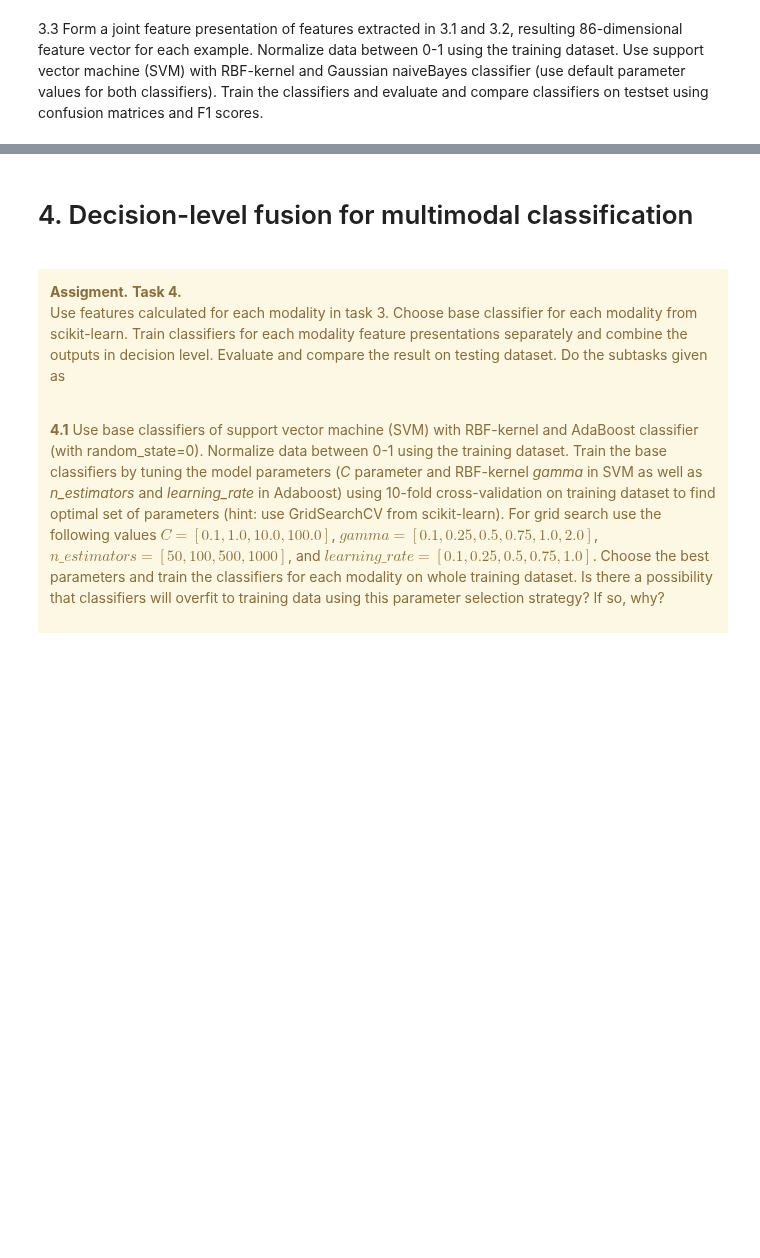
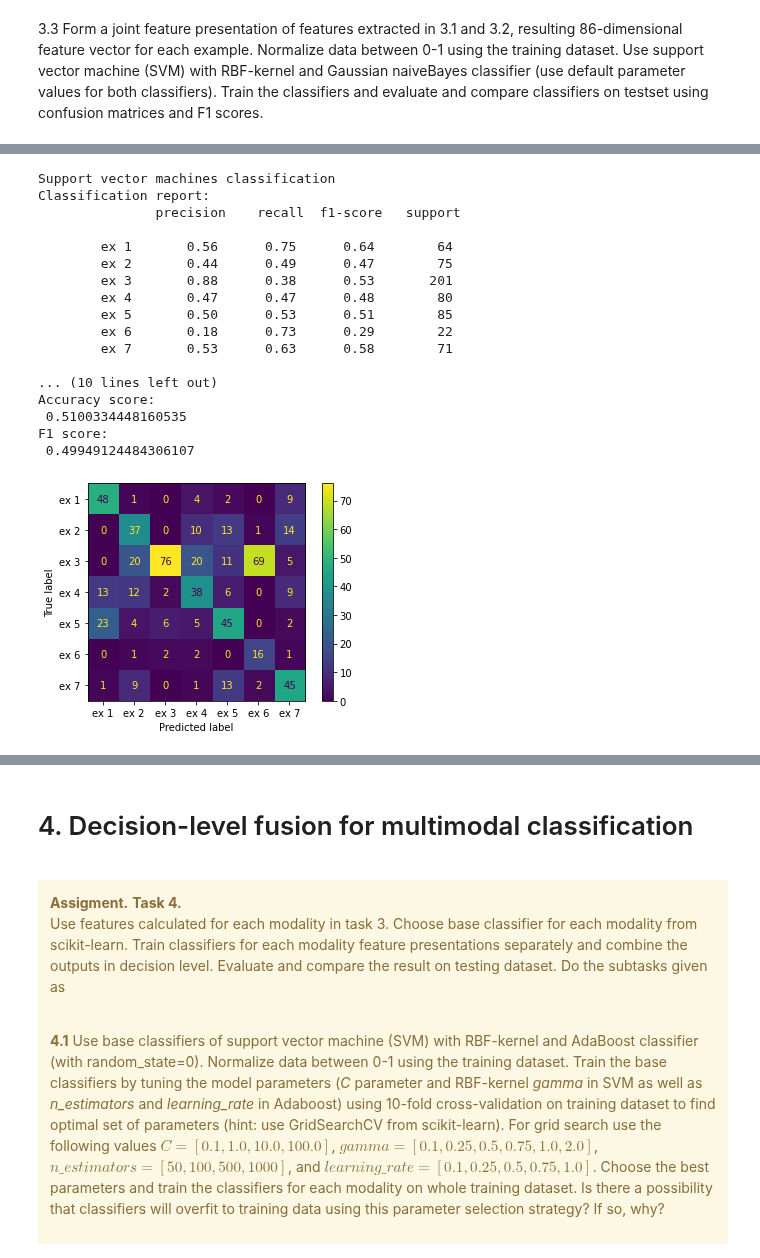
Before and after one commit to anushaihalapathirana/Multi_modal_data_fusion, a Jupyter notebook: project-work-MEx-classification.ipynb, the cells around one changed output, grey strips where cells are left out. Drawn from its saved outputs; the diff is of its cells as text; code cells hidden in the pictures; blank space fills up the shorter version.

```diff
--- a/project-work-MEx-classification.ipynb
+++ b/project-work-MEx-classification.ipynb
@@ -880,14 +831,17 @@ PCA with 10 dimensions for ACC data
 
 ### Your code begins here ###
 
-pca_train_df = train_set.copy()
-pca_test_df = test_set.copy()
+pca_train_df = df_train_pair.copy()
+pca_test_df = df_test_pair.copy()
+
+pca_train_df['df_acc'] = [standardize(drop_time(x)) for x in pca_train_df['df_acc']]
+pca_test_df['df_acc'] = [standardize(drop_time(x)) for x in pca_test_df['df_acc']]
 
 pca = PCA(n_components=10)
 
-def combine_pca_rows(row): # Calling this function, order of rows matter.
-    df_line = []
-    for i in range(0, len(row)):
+def combine_rows_horizontally(row): # Calling this function, order of rows matter.
+    df_line = row[0]
+    for i in range(1, len(row)):
         df_line = np.hstack((df_line,row[i]))
     return df_line
 
@@ -924,8 +878,8 @@ set2_test_std = np.std(acc_pca_testset2,axis=1)
 train_mean_std_vector = np.array([set0_train_mean, set0_train_std, set1_train_mean, set1_train_std, set2_train_mean, set2_train_std]).T # 1486 vectors of size 1x6
 test_mean_std_vector = np.array([set0_test_mean, set0_test_std, set1_test_mean, set1_test_std, set2_test_mean, set2_test_std]).T
 
-pca_train_df['df_acc'] = [combine_pca_rows(x) for i,x in enumerate(zip(acc_pca_set0,acc_pca_set1,acc_pca_set2,train_mean_std_vector))] # Combine function is called and train_mean_std_vector is placed at the end.
-pca_test_df['df_acc'] = [combine_pca_rows(x) for i,x in enumerate(zip(acc_pca_testset0,acc_pca_testset1,acc_pca_testset2,test_mean_std_vector))]
+pca_train_df['df_acc'] = [combine_rows_horizontally(x) for i,x in enumerate(zip(acc_pca_set0,acc_pca_set1,acc_pca_set2,train_mean_std_vector))] # Combine function is called and train_mean_std_vector is placed at the end.
+pca_test_df['df_acc'] = [combine_rows_horizontally(x) for i,x in enumerate(zip(acc_pca_testset0,acc_pca_testset1,acc_pca_testset2,test_mean_std_vector))]
 
 ### Your code ends here ###
 # %%
@@ -951,19 +905,13 @@ PCA with 10 dimensions for DC data
 
 pca = PCA(n_components=10)
 
-pca_train_dc = train_set.copy() # Copy original dataset so it is not affected
-pca_test_dc = test_set.copy()
+pca_train_df['df_dc'] = [standardize(drop_time(x)) for x in pca_train_df['df_dc']]
+pca_test_df['df_dc'] = [standardize(drop_time(x)) for x in pca_test_df['df_dc']]
 
-def combine_pca_rows(row): # Calling this function, order of rows matter.
-    df_line = []
-    for i in range(0, len(row)):
-        df_line = np.hstack((df_line,row[i]))
-    return df_line
-
-dc_pca_set = [x.to_numpy() for i,x in enumerate(pca_train_dc['df_dc'])] # Transform dataframe rows into numpy list for easier later use
+dc_pca_set = [x.to_numpy() for i,x in enumerate(pca_train_df['df_dc'])] # Transform dataframe rows into numpy list for easier later use
 dc_pca_set = np.array(dc_pca_set) # Transform list into array for later use
 
-dc_pca_testset = [x.to_numpy() for i,x in enumerate(pca_test_dc['df_dc'])]
+dc_pca_testset = [x.to_numpy() for i,x in enumerate(pca_test_df['df_dc'])]
 dc_pca_testset = np.array(dc_pca_testset)
 
 dc_pca_set0 = pca.fit_transform(dc_pca_set[:,0,:]) # Transforms acc_0 axis from all samples against true classes
@@ -981,8 +929,8 @@ dc_pca_testset3 = pca.transform(dc_pca_testset[:,3,:])
 dc_pca_set4 = pca.fit_transform(dc_pca_set[:,4,:])
 dc_pca_testset4 = pca.transform(dc_pca_testset[:,4,:])
 
-pca_train_dc['df_dc'] = [combine_pca_rows(x) for i,x in enumerate(zip(dc_pca_set0,dc_pca_set1,dc_pca_set2,dc_pca_set3,dc_pca_set4))]
-pca_test_dc['df_dc'] = [combine_pca_rows(x) for i,x in enumerate(zip(dc_pca_testset0,dc_pca_testset1,dc_pca_testset2,dc_pca_testset3,dc_pca_testset4))]
+pca_train_df['df_dc'] = [combine_rows_horizontally(x) for i,x in enumerate(zip(dc_pca_set0,dc_pca_set1,dc_pca_set2,dc_pca_set3,dc_pca_set4))]
+pca_test_df['df_dc'] = [combine_rows_horizontally(x) for i,x in enumerate(zip(dc_pca_testset0,dc_pca_testset1,dc_pca_testset2,dc_pca_testset3,dc_pca_testset4))]
 
 ### Your code ends here ###
 # %%
@@ -1013,11 +965,11 @@ def minmax_normalization(set):
     normalized_set = (set - np.min(set)) / (np.max(set) - np.min(set))
     return normalized_set
 
-trainset = [combine_pca_rows(x) for i,x in enumerate(zip(pca_train_df['df_acc'],pca_train_dc['df_dc']))]
+trainset = [combine_rows_horizontally(x) for i,x in enumerate(zip(pca_train_df['df_acc'],pca_train_df['df_dc']))]
 trainset = np.array(trainset)
 trainset = minmax_normalization(trainset)
 
-testset = [combine_pca_rows(x) for i,x in enumerate(zip(pca_test_df['df_acc'], pca_test_dc['df_dc']))]
+testset = [combine_rows_horizontally(x) for i,x in enumerate(zip(pca_test_df['df_acc'], pca_test_df['df_dc']))]
 testset = np.array(testset)
 testset = minmax_normalization(testset)
 
@@ -1105,0 +983,22 @@ F1 score:
+# %%
+print('Support vector machines classification')
+stats_and_cf(svm_predictions, test_set['exercise_id'].to_numpy())
+# %% [output]
+Support vector machines classification
+Classification report:
+               precision    recall  f1-score   support
+
+        ex 1       0.56      0.75      0.64        64
+        ex 2       0.44      0.49      0.47        75
+        ex 3       0.88      0.38      0.53       201
+        ex 4       0.47      0.47      0.48        80
+        ex 5       0.50      0.53      0.51        85
+        ex 6       0.18      0.73      0.29        22
+        ex 7       0.53      0.63      0.58        71
+
+... (10 lines left out)
+Accuracy score:
+ 0.5100334448160535
+F1 score:
+ 0.49949124484306107
+[figure, added]
```
Also changed, not shown: parts of 18 cells of this notebook.
